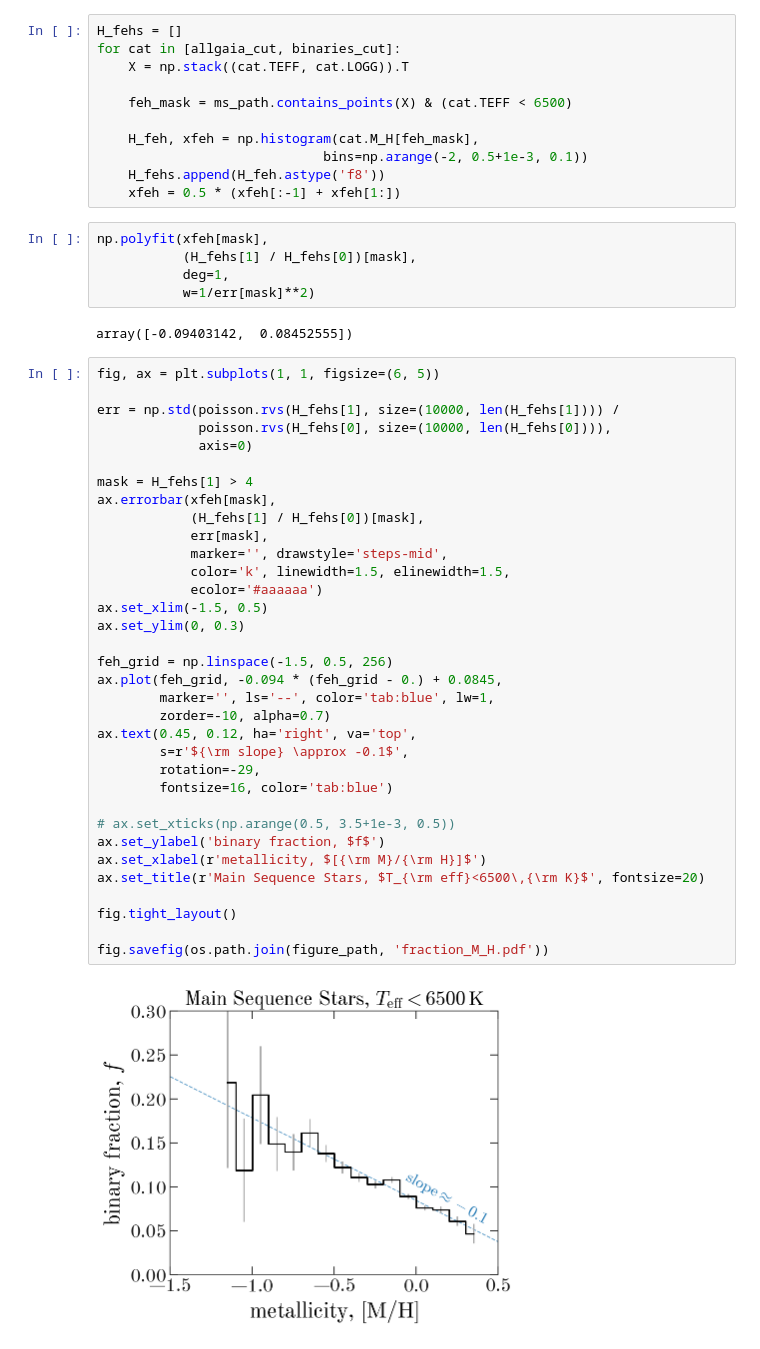
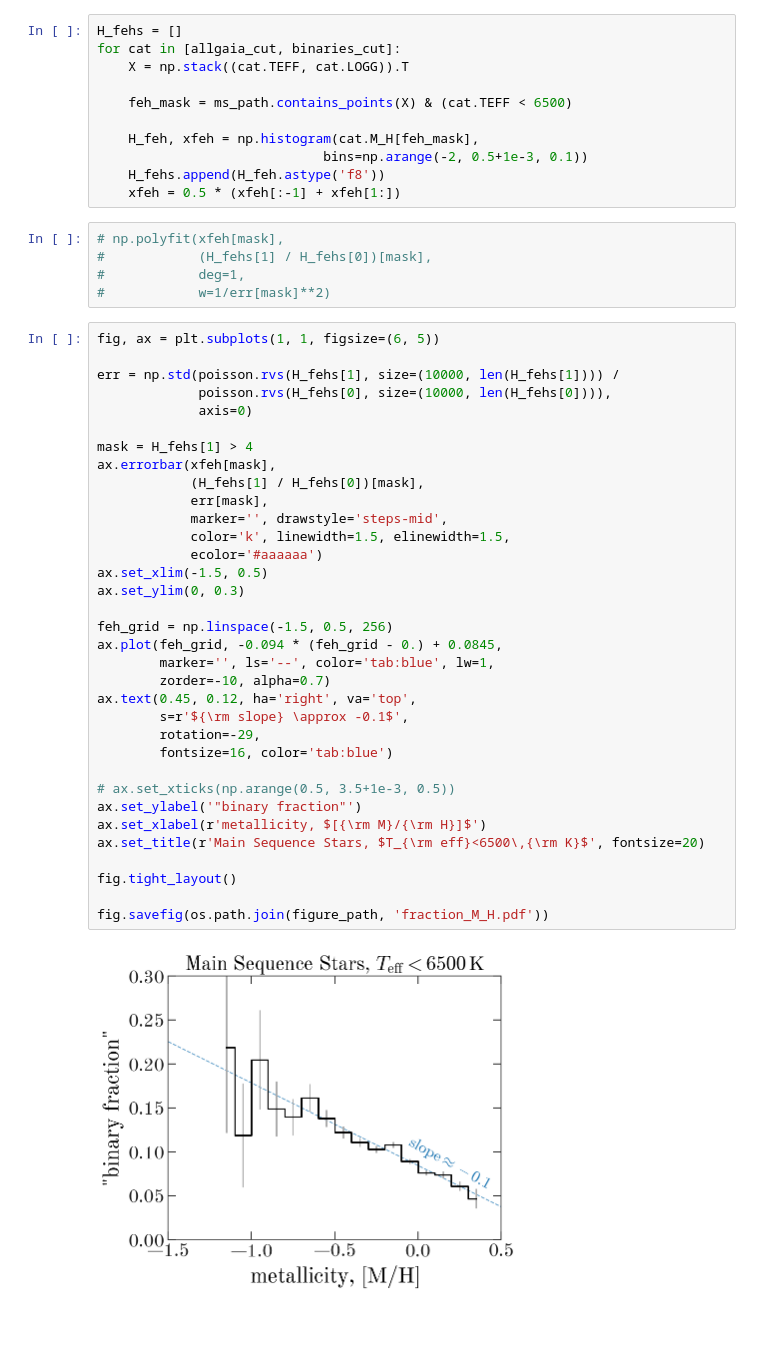
Before and after one commit to adrn/apogee-dr16-vac, a Jupyter notebook: notebooks/figures/Figure-binary-fraction.ipynb, the cells around one changed output. Cells and saved outputs as stored; diff of their text form.

```diff
--- a/notebooks/figures/Figure-binary-fraction.ipynb
+++ b/notebooks/figures/Figure-binary-fraction.ipynb
@@ -294,12 +294,10 @@ for cat in [allgaia_cut, binaries_cut]:
     H_fehs.append(H_feh.astype('f8'))
     xfeh = 0.5 * (xfeh[:-1] + xfeh[1:])
 # %%
-np.polyfit(xfeh[mask],
-           (H_fehs[1] / H_fehs[0])[mask],
-           deg=1,
-           w=1/err[mask]**2)
+# np.polyfit(xfeh[mask],
+#            (H_fehs[1] / H_fehs[0])[mask],
+#            deg=1,
+#            w=1/err[mask]**2)
-# %% [output]
-array([-0.09403142,  0.08452555])
 # %%
 fig, ax = plt.subplots(1, 1, figsize=(6, 5))
 
@@ -307,32 +305,32 @@ err = np.std(poisson.rvs(H_fehs[1], size=(10000, len(H_fehs[1]))) /
              poisson.rvs(H_fehs[0], size=(10000, len(H_fehs[0]))),
              axis=0)
 
 mask = H_fehs[1] > 4
 ax.errorbar(xfeh[mask],
             (H_fehs[1] / H_fehs[0])[mask],
             err[mask],
             marker='', drawstyle='steps-mid',
             color='k', linewidth=1.5, elinewidth=1.5,
             ecolor='#aaaaaa')
 ax.set_xlim(-1.5, 0.5)
 ax.set_ylim(0, 0.3)
 
 feh_grid = np.linspace(-1.5, 0.5, 256)
 ax.plot(feh_grid, -0.094 * (feh_grid - 0.) + 0.0845,
         marker='', ls='--', color='tab:blue', lw=1,
         zorder=-10, alpha=0.7)
 ax.text(0.45, 0.12, ha='right', va='top',
         s=r'${\rm slope} \approx -0.1$',
         rotation=-29,
         fontsize=16, color='tab:blue')
 
 # ax.set_xticks(np.arange(0.5, 3.5+1e-3, 0.5))
-ax.set_ylabel('binary fraction, $f$')
+ax.set_ylabel('"binary fraction"')
 ax.set_xlabel(r'metallicity, $[{\rm M}/{\rm H}]$')
 ax.set_title(r'Main Sequence Stars, $T_{\rm eff}<6500\,{\rm K}$', fontsize=20)
 
 fig.tight_layout()
 
 fig.savefig(os.path.join(figure_path, 'fraction_M_H.pdf'))
 # %% [output]
-[figure, old version]
+[figure, new version]
```
Also changed, not shown: 1 other file.
